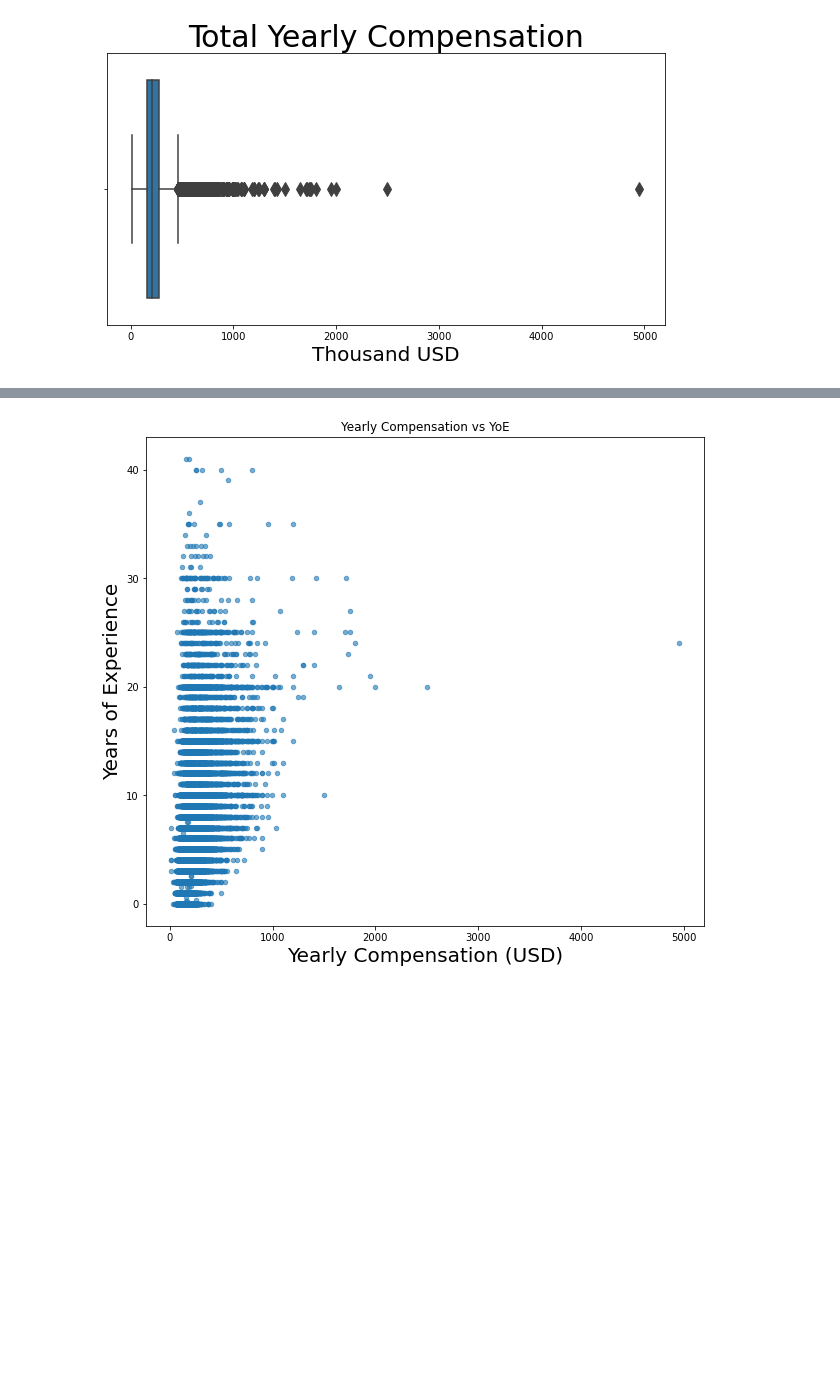
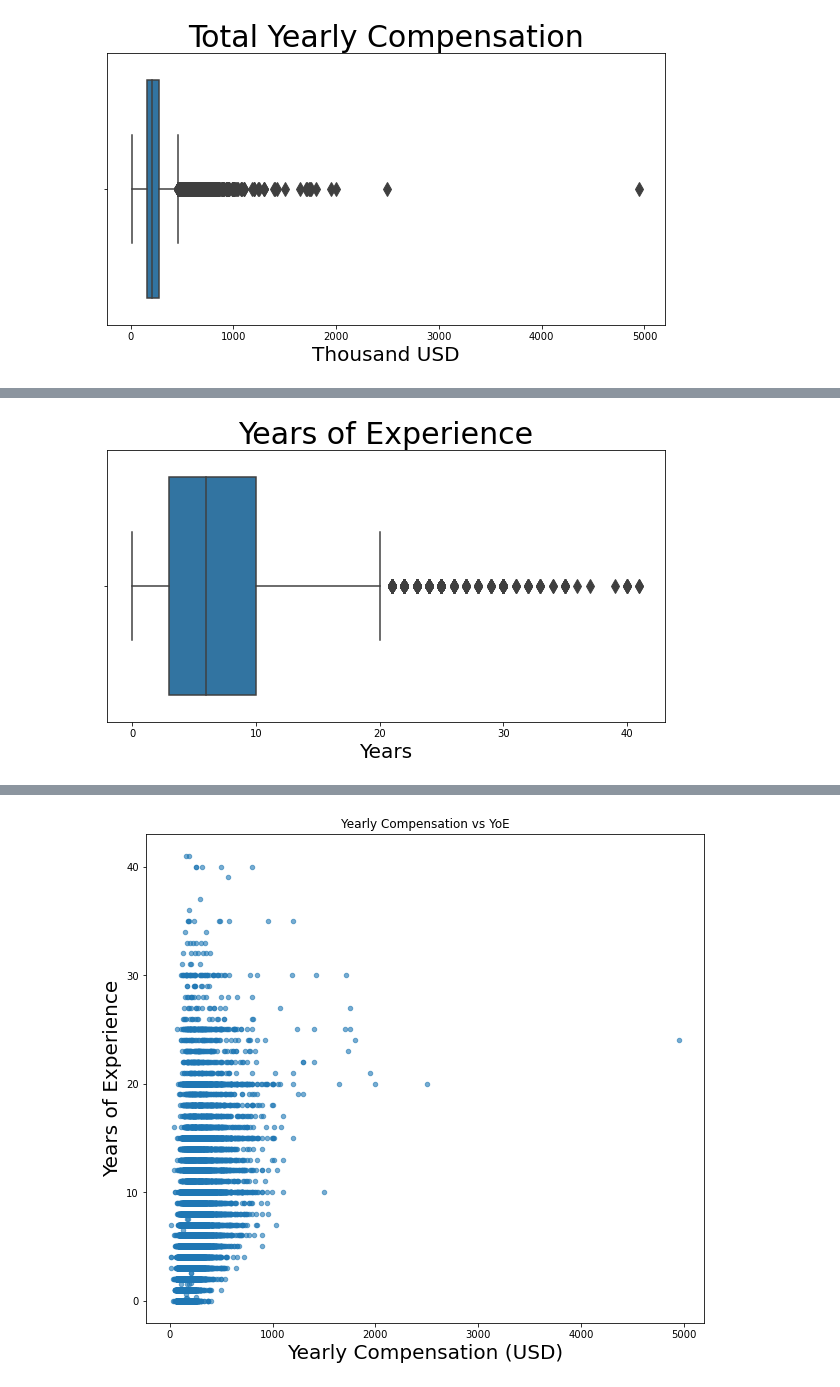
Before and after one commit to mh0805/Group-Project, a Jupyter notebook: Code/hans-EDA.ipynb, the cells around one changed output, grey strips where cells are left out. Cells and saved outputs as stored; diff of their text form; code cells hidden in the pictures; blank space fills up the shorter version.

```diff
--- a/Code/hans-EDA.ipynb
+++ b/Code/hans-EDA.ipynb
@@ -93,0 +105,10 @@ plt.xlabel('Thousand USD', fontdict = {'size': 20}, loc = 'center');
+# %%
+import warnings
+warnings.filterwarnings('ignore')
+
+plt.figure(figsize=(10, 5))
+sns.boxplot(df['yearsofexperience'], fliersize = 10)
+plt.title(label = 'Years of Experience', fontdict = {'size': 30}, loc = 'center')
+plt.xlabel('Years', fontdict = {'size': 20}, loc = 'center');
+# %% [output]
+[figure, added]
```
Also changed, not shown: parts of 16 cells of this notebook.
